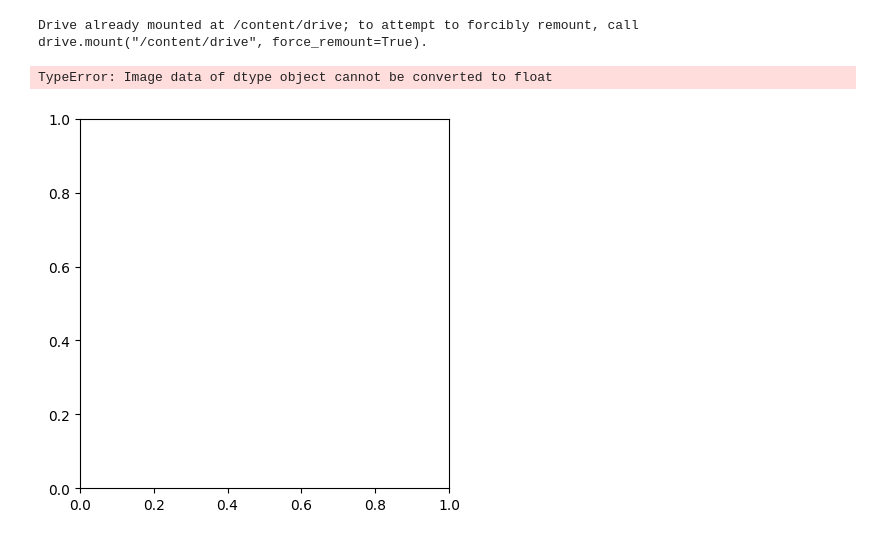
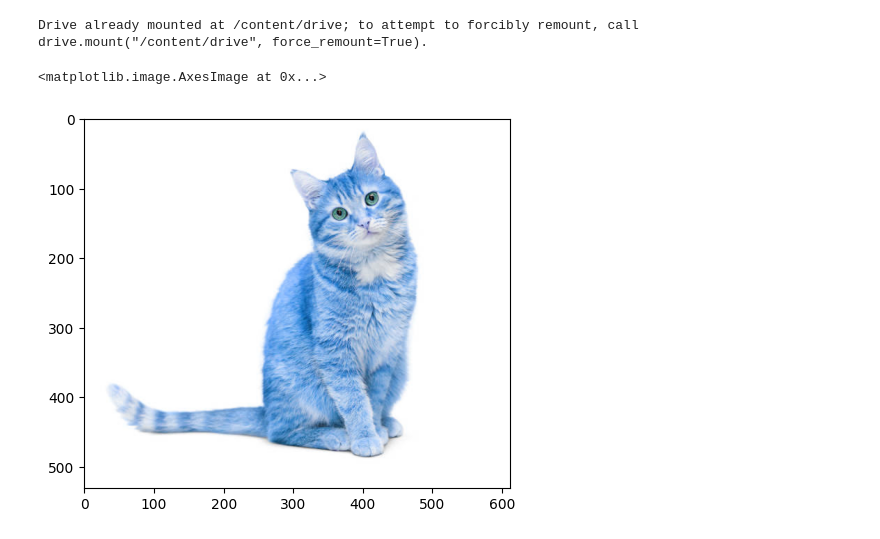
Before and after one commit to annisakrnn/PCVK_Genap_2025, a Jupyter notebook: Week2.ipynb, the cells around one changed output. Cells and saved outputs as stored; diff of their text form; code cells hidden in the pictures.

```diff
--- a/Week2.ipynb
+++ b/Week2.ipynb
@@ -8,11 +8,11 @@ Drive already mounted at /content/drive; to attempt to forcibly remount, call dr
 # %%
 import cv2 as cv
 from google.colab.patches import cv2_imshow
 from skimage import io
 import matplotlib.pyplot as plt
 import numpy as np
-img = cv.imread('/content/drive/MyDrive/PCVK/TUGAS/kitten.jpg')
+img = cv.imread('/content/drive/MyDrive/KELAS 3/PCVK/TUGAS/kitten.jpg')
 plt.imshow(img)
 # %% [output]
-TypeError: Image data of dtype object cannot be converted to float
+<matplotlib.image.AxesImage at 0x...>
-[figure, old version]
+[figure, new version]
```
Also changed, not shown: parts of 16 cells of this notebook.
